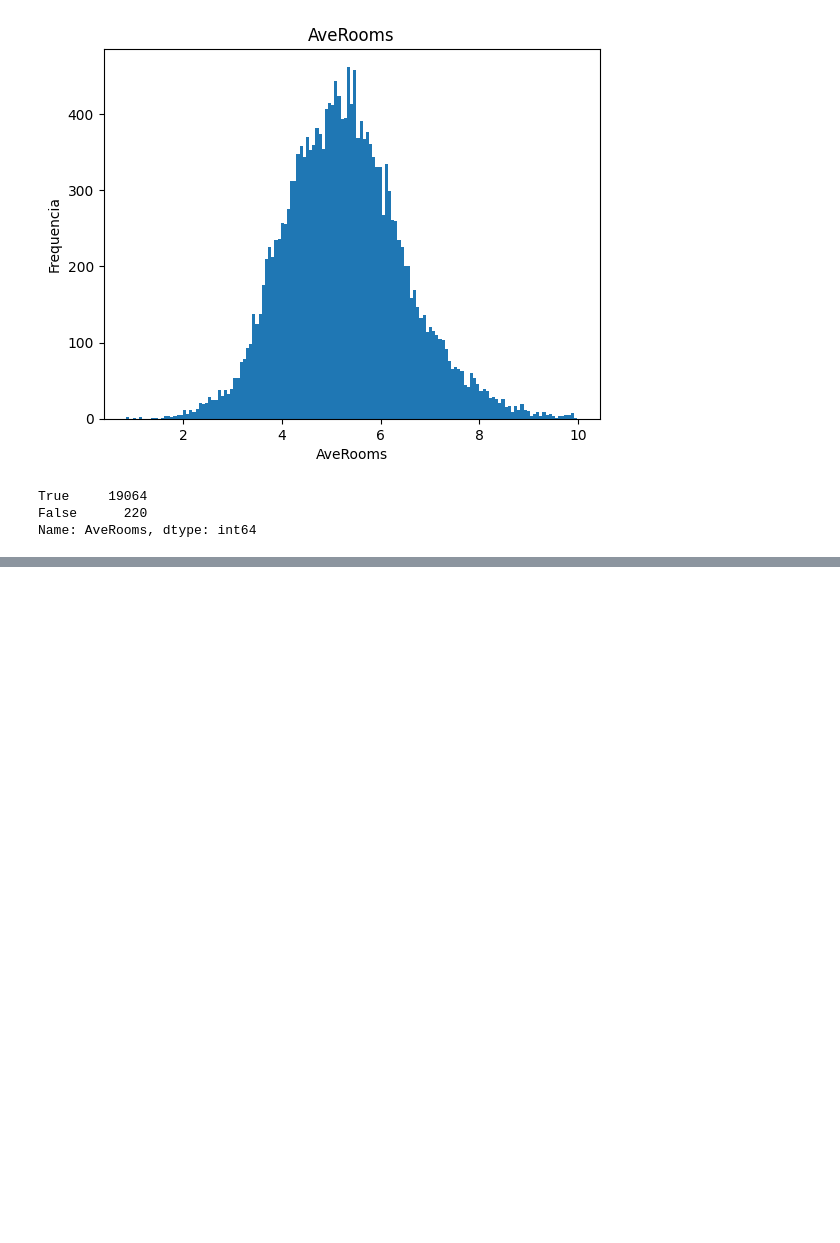
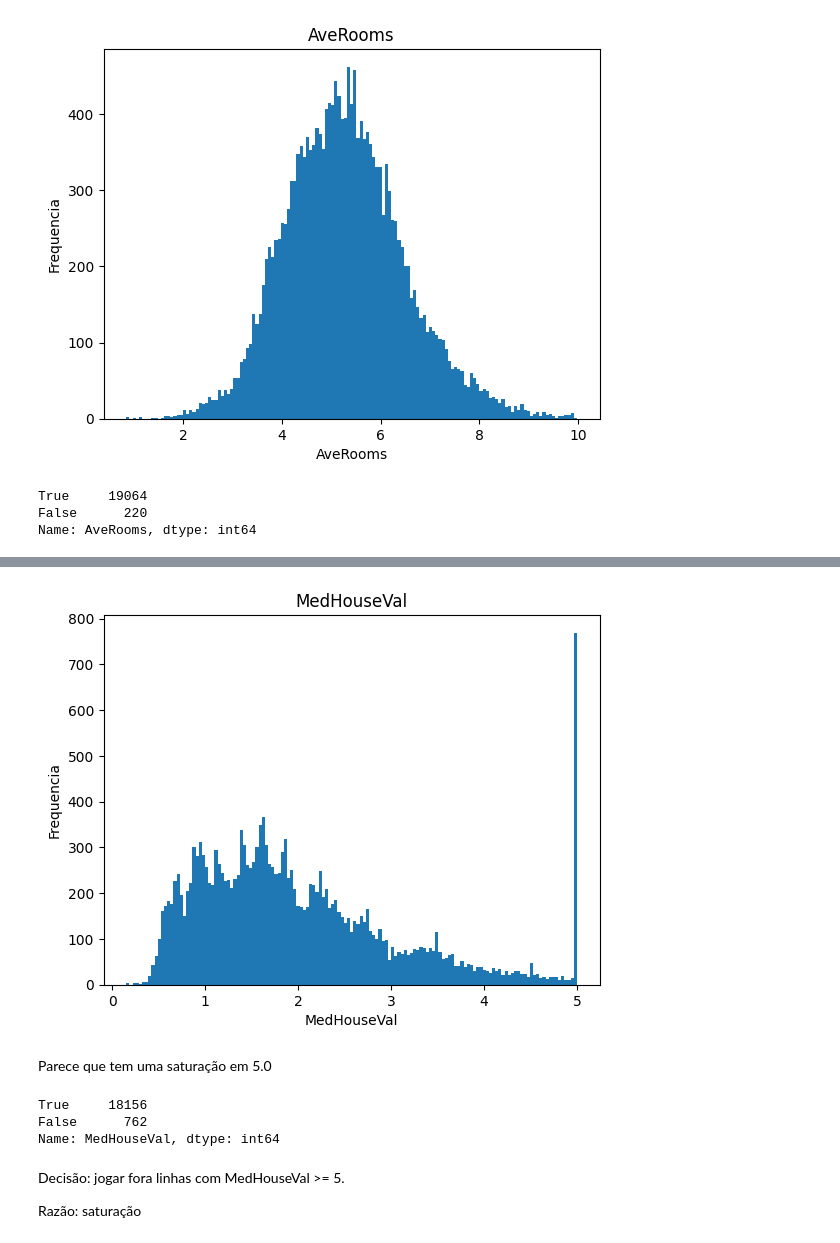
Before and after one commit to FabioAyresInsper/california, a Jupyter notebook: notebooks/california.ipynb, the cells around one changed output, grey strips where cells are left out. Drawn from its saved outputs; the diff is of its cells as text; code cells hidden in the pictures; blank space fills up the shorter version.

```diff
--- a/notebooks/california.ipynb
+++ b/notebooks/california.ipynb
@@ -229,0 +337,17 @@ df = df[linhas_normais]
+# %%
+plot_column(df, 'MedHouseVal')
+# %% [output]
+[figure, added]
+# %% [markdown]
+Parece que tem uma saturação em 5.0
+# %%
+linhas_normais = df['MedHouseVal'] < 5
+linhas_normais.value_counts()
+# %% [output]
+True     18156
+False      762
+Name: MedHouseVal, dtype: int64
+# %% [markdown]
+Decisão: jogar fora linhas com MedHouseVal >= 5.
+
+Razão: saturação
```
Also changed, not shown: parts of 28 cells of this notebook, 2 other files.
